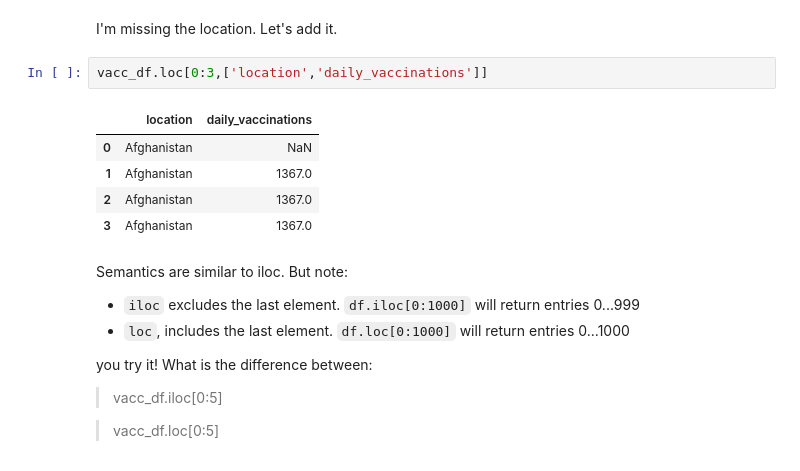
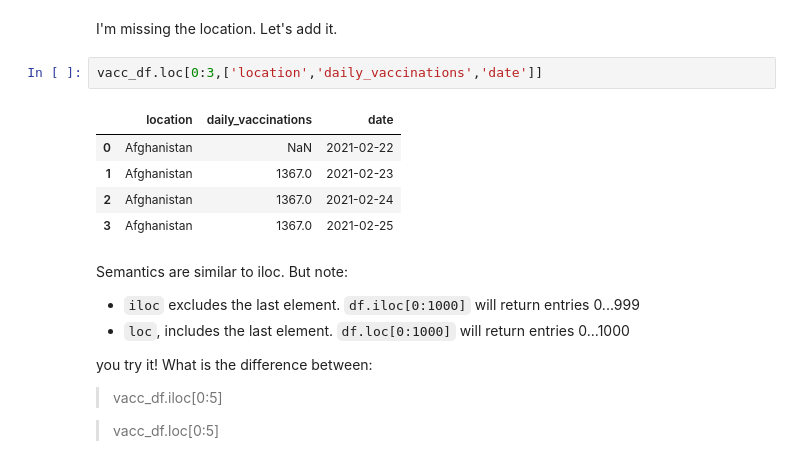
Before and after one commit to nlihin/data-analytics, a Jupyter notebook: unit2.ipynb, the cells around one changed output. Drawn from its saved outputs; the diff is of its cells as text.

```diff
--- a/unit2.ipynb
+++ b/unit2.ipynb
@@ -390,13 +358,13 @@ vacc_df.loc[2:3,['daily_vaccinations','date']]
 # %% [markdown]
 I'm missing the location. Let's add it.
 # %%
-vacc_df.loc[0:3,['location','daily_vaccinations']]
+vacc_df.loc[0:3,['location','daily_vaccinations','date']]
 # %% [output]
-|  | location | daily_vaccinations |
-| 0 | Afghanistan | NaN |
-| 1 | Afghanistan | 1367.0 |
-| 2 | Afghanistan | 1367.0 |
-| 3 | Afghanistan | 1367.0 |
+|  | location | daily_vaccinations | date |
+| 0 | Afghanistan | NaN | 2021-02-22 |
+| 1 | Afghanistan | 1367.0 | 2021-02-23 |
+| 2 | Afghanistan | 1367.0 | 2021-02-24 |
+| 3 | Afghanistan | 1367.0 | 2021-02-25 |
 # %% [markdown]
 Semantics are similar to iloc. But note:
 
```
Also changed, not shown: parts of 33 cells of this notebook.
